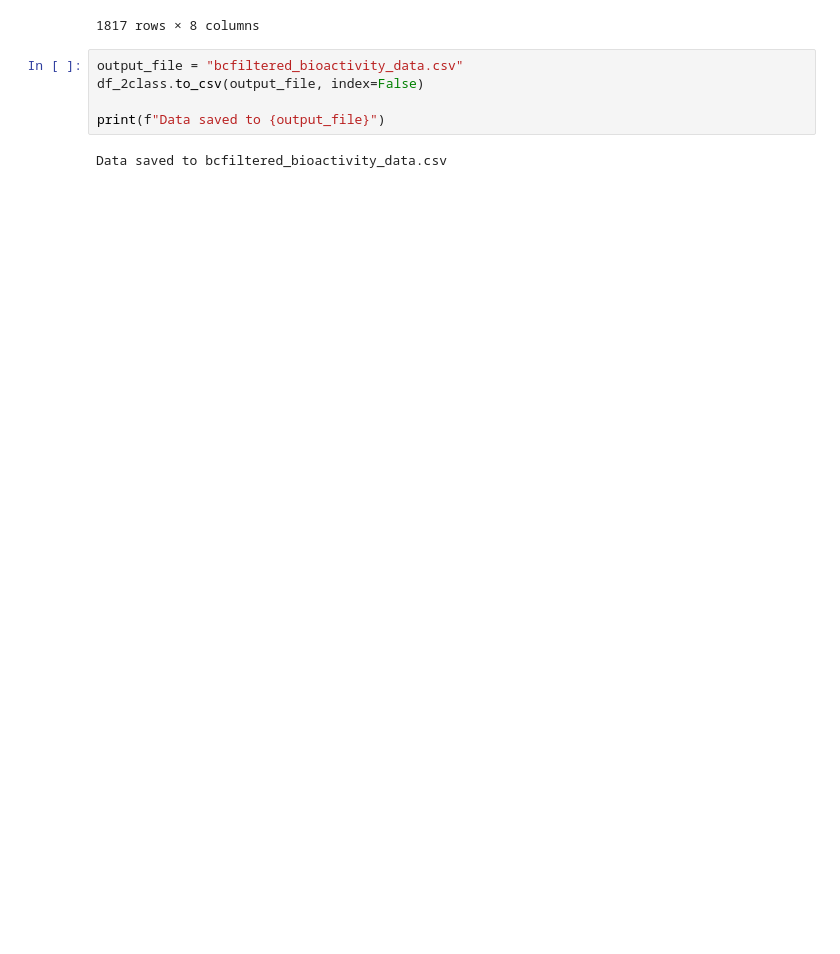
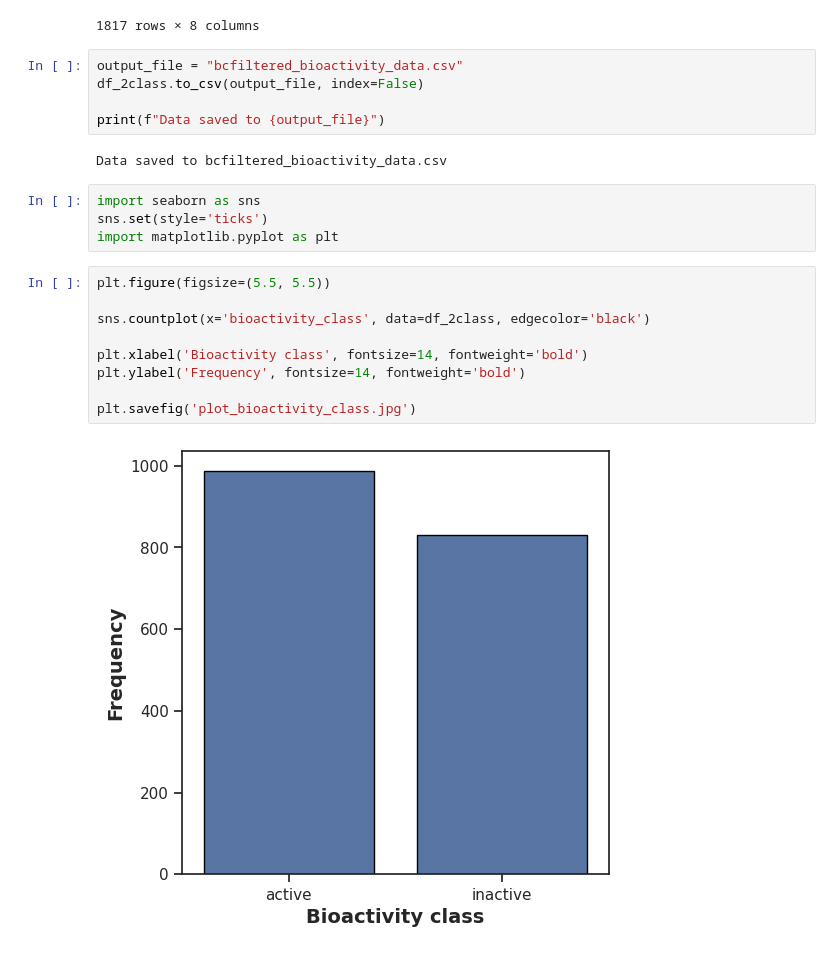
Before and after one commit to Madhuanabala/breast-cancer, a Jupyter notebook: exploratory_data_analysis.ipynb, the cells around one changed output. Saved outputs shown, nothing was run; the diff lists cells and outputs as text; blank space fills up the shorter version.

```diff
--- a/exploratory_data_analysis.ipynb
+++ b/exploratory_data_analysis.ipynb
@@ -260,3 +260,18 @@ df_2class.to_csv(output_file, index=False)
 print(f"Data saved to {output_file}")
 # %% [output]
 Data saved to bcfiltered_bioactivity_data.csv
+# %%
+import seaborn as sns
+sns.set(style='ticks')
+import matplotlib.pyplot as plt
+# %%
+plt.figure(figsize=(5.5, 5.5))
+
+sns.countplot(x='bioactivity_class', data=df_2class, edgecolor='black')
+
+plt.xlabel('Bioactivity class', fontsize=14, fontweight='bold')
+plt.ylabel('Frequency', fontsize=14, fontweight='bold')
+
+plt.savefig('plot_bioactivity_class.jpg')
+# %% [output]
+[figure, added]
```
Also changed, not shown: parts of 15 cells of this notebook.
